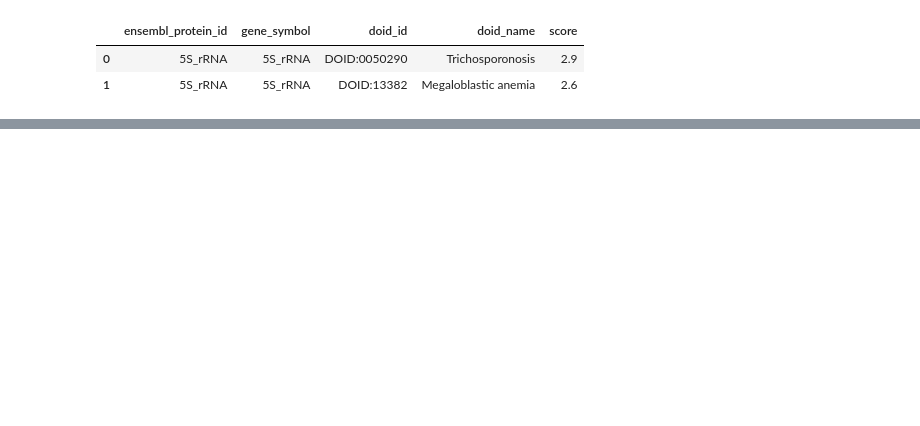
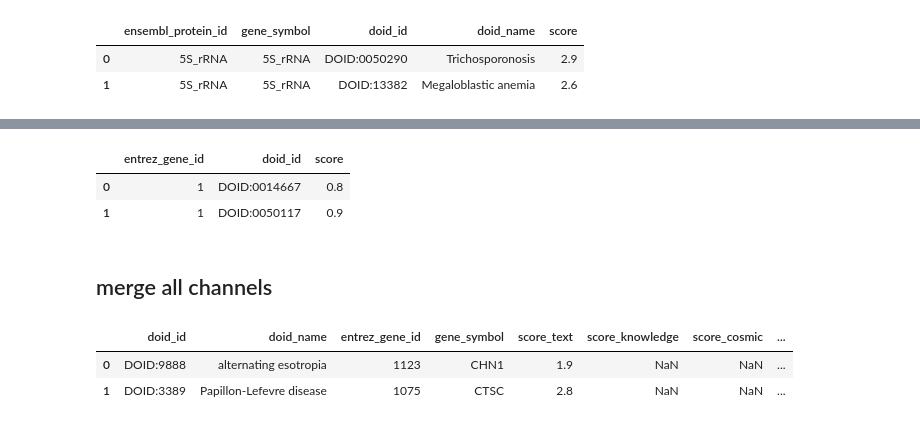
Before and after one commit to dhimmel/diseases, a Jupyter notebook: diseases.ipynb, the cells around one changed output, grey strips where cells are left out. Cells and saved outputs as stored; diff of their text form; code cells hidden in the pictures; blank space fills up the shorter version.

```diff
--- a/diseases.ipynb
+++ b/diseases.ipynb
@@ -71,0 +137,5 @@ do_df.head(2)
+# %%
+# Convert to entrez genes
+knowledge_df = entrez_map_df.merge(knowledge_df)
+knowledge_df = knowledge_df.groupby(['entrez_gene_id', 'doid_id'])['score'].mean().reset_index()
+knowledge_df.head(2)
@@ -89,0 +167,10 @@ integrated_df.head(2)
+# %%
+integrated_no_distild_df = pandas.concat([text_df, knowledge_df, cosmic_df])
+integrated_no_distild_df.groupby(['entrez_gene_id', 'doid_id'])['score'].agg(meta_score).reset_index()
+integrated_no_distild_df.head(2)
+# %% [output]
+|  | entrez_gene_id | doid_id | score |
+| 0 | 1 | DOID:0014667 | 0.8 |
+| 1 | 1 | DOID:0050117 | 0.9 |
+# %% [markdown]
+## merge all channels
@@ -89,0 +199,8 @@ integrated_df.head(2)
+# %%
+# add gene symbols and disease names
+master_df = doid_df.merge(entrez_df.merge(master_df))
+master_df.head(2)
+# %% [output]
+|  | doid_id | doid_name | entrez_gene_id | gene_symbol | score_text | score_knowledge | score_cosmic | ... |
+| 0 | DOID:9888 | alternating esotropia | 1123 | CHN1 | 1.9 | NaN | NaN | ... |
+| 1 | DOID:3389 | Papillon-Lefevre disease | 1075 | CTSC | 2.8 | NaN | NaN | ... |
```
Also changed, not shown: parts of 30 cells of this notebook, 4 other files.
